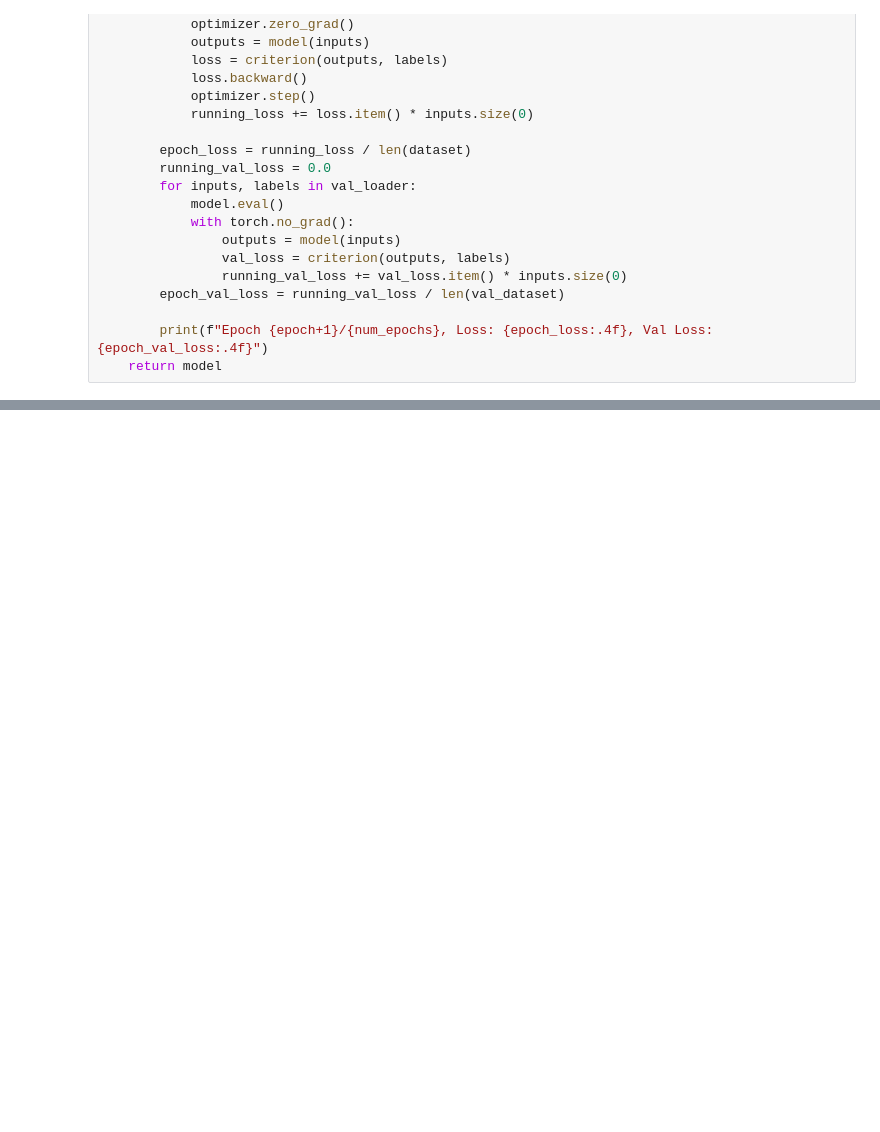
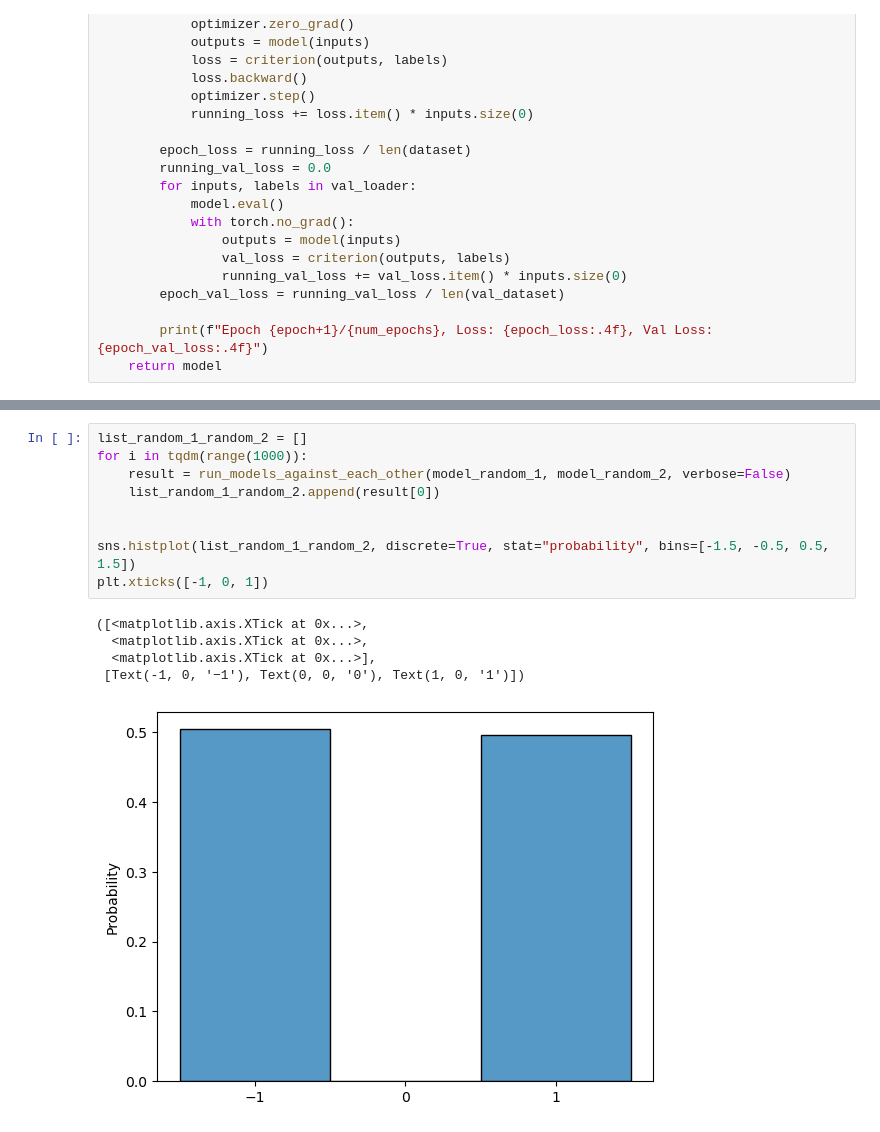
Before and after one commit to cryoTUD/ai4nanobiology, a Jupyter notebook: train_tictactoe.ipynb, the cells around one changed output, grey strips where cells are left out. Cells and saved outputs as stored; diff of their text form; blank space fills up the shorter version.

```diff
--- a/train_tictactoe.ipynb
+++ b/train_tictactoe.ipynb
@@ -523,3 +573,18 @@ Epoch 10/10, Loss: 1.6932, Val Loss: 2.1195
+# %%
+list_random_1_random_2 = []
+for i in tqdm(range(1000)):
+    result = run_models_against_each_other(model_random_1, model_random_2, verbose=False)
+    list_random_1_random_2.append(result[0])
+
+
+sns.histplot(list_random_1_random_2, discrete=True, stat="probability", bins=[-1.5, -0.5, 0.5, 1.5])
+plt.xticks([-1, 0, 1])
+# %% [output]
+([<matplotlib.axis.XTick at 0x...>,
+  <matplotlib.axis.XTick at 0x...>,
+  <matplotlib.axis.XTick at 0x...>],
+ [Text(-1, 0, '−1'), Text(0, 0, '0'), Text(1, 0, '1')])
+[figure, added]
 # %%
 all_losses = []
 for i in range(1000):
```
Also changed, not shown: parts of 10 cells of this notebook, 9 other files.
